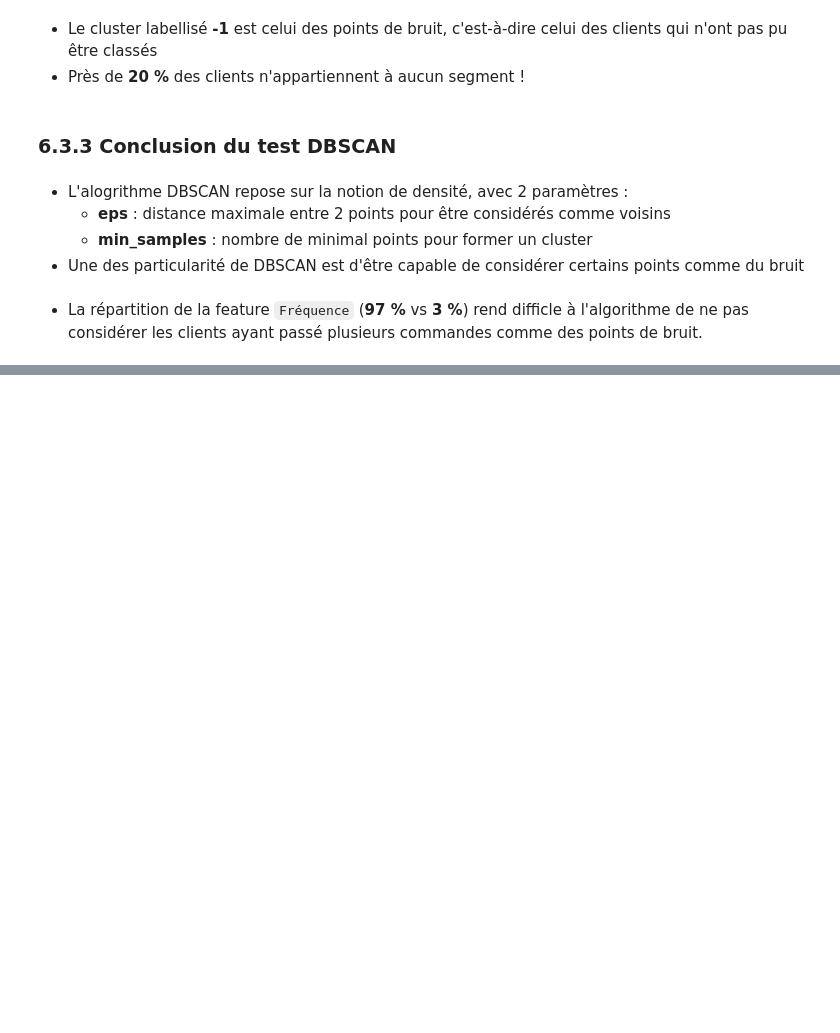
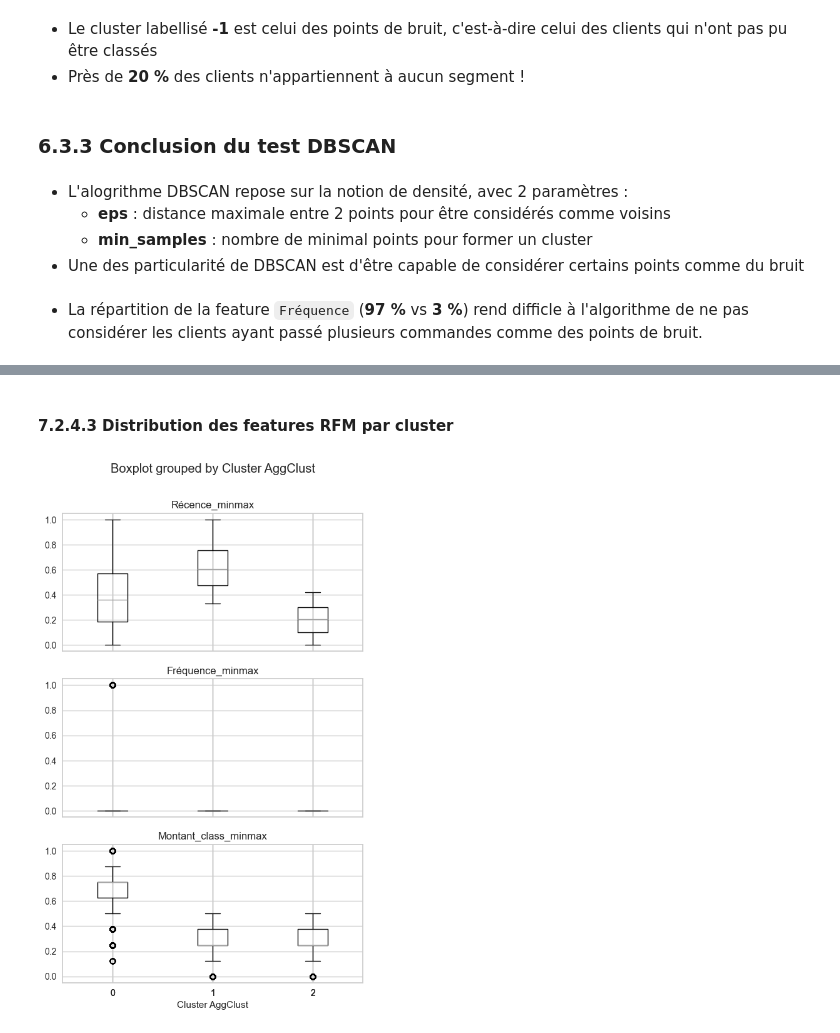
Before and after one commit to Christophe-Aballea/OC_projet5_Segmentez_des_clients_d_un_site_ecommerce, a Jupyter notebook: P05_Notebook3_Tests_modeles_clustering.ipynb, the cells around one changed output, grey strips where cells are left out. Saved outputs shown, nothing was run; the diff lists cells and outputs as text; code cells hidden in the pictures; blank space fills up the shorter version.

```diff
--- a/P05_Notebook3_Tests_modeles_clustering.ipynb
+++ b/P05_Notebook3_Tests_modeles_clustering.ipynb
@@ -1493,0 +1546,6 @@ plt.show()
+# %% [markdown]
+#### 7.2.4.3 Distribution des features RFM par cluster
+# %%
+boxplots = df_features.boxplot(column=['Récence_minmax', 'Fréquence_minmax', 'Montant_class_minmax'], by='Cluster AggClust', grid=True, figsize=(6, 10), layout=(3, 1))
+# %% [output]
+[figure, added]
```
Also changed, not shown: parts of 117 cells of this notebook, 1 other file.
